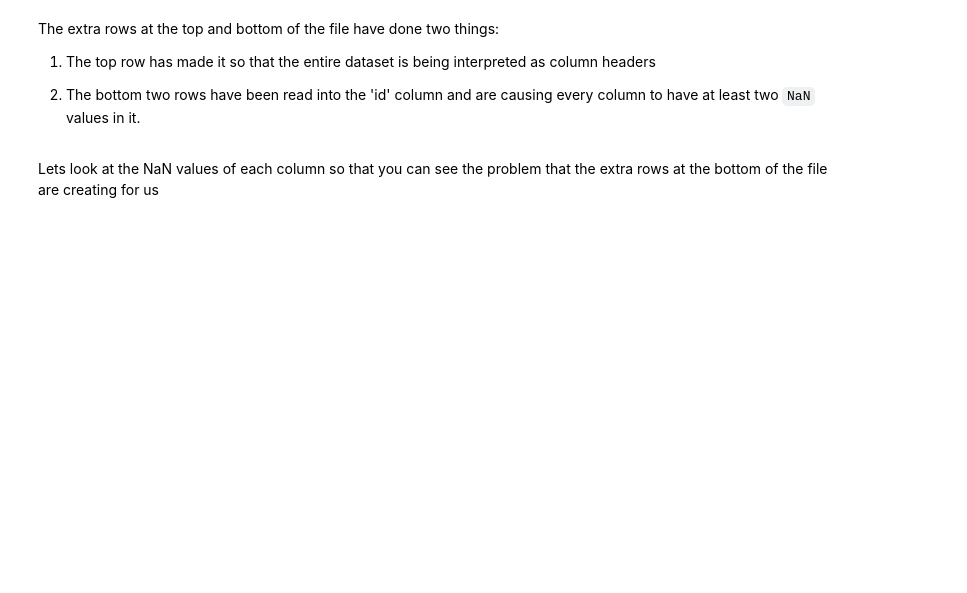
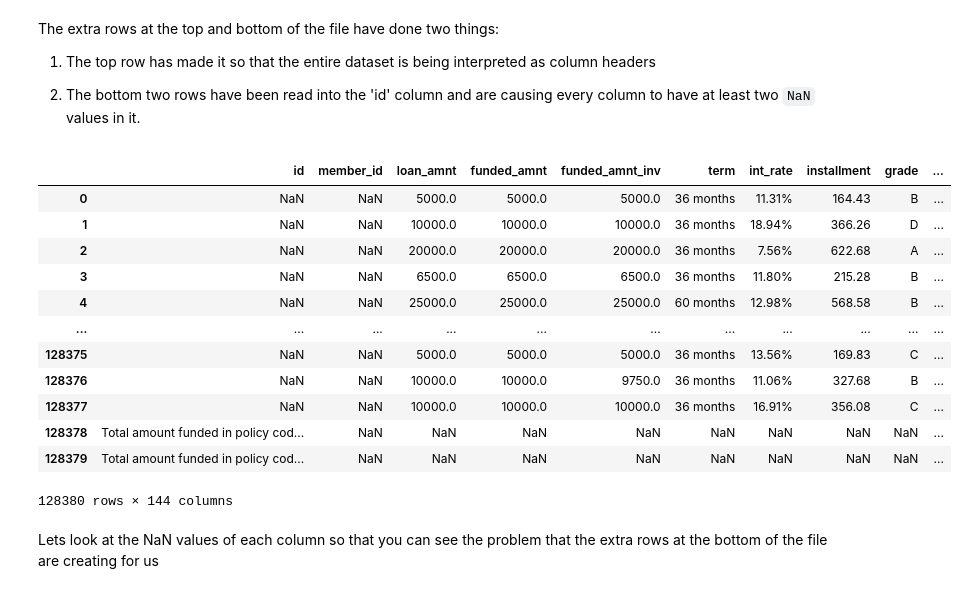
Before and after one commit to singparvi/DS-Unit-1-Sprint-1-Data-Wrangling-and-Storytelling, a Jupyter notebook: module2-make-features/LS_DS_112_Make_Features (1).ipynb, the cells around one changed output. Cells and saved outputs as stored; diff of their text form; code cells hidden in the pictures; blank space fills up the shorter version.

```diff
--- a/module2-make-features/LS_DS_112_Make_Features (1).ipynb
+++ b/module2-make-features/LS_DS_112_Make_Features (1).ipynb
@@ -295,9 +404,25 @@ The extra rows at the top and bottom of the file have done two things:
 
 2) The bottom two rows have been read into the 'id' column and are causing every column to have at least two `NaN` values in it.
 # %%
-# We can fix the header problem by using the 'skiprows' parameter
+# We can fix the header problem by using the 'skiprows' parameter ??? I don't there there was any problem with the header at all
 
 df = pd.read_csv('LoanStats_2018Q4.csv', skiprows=1)
+
+df
+# %% [output]
+|  | id | member_id | loan_amnt | funded_amnt | funded_amnt_inv | term | int_rate | installment | grade | ... |
+| 0 | NaN | NaN | 5000.0 | 5000.0 | 5000.0 | 36 months | 11.31% | 164.43 | B | ... |
+| 1 | NaN | NaN | 10000.0 | 10000.0 | 10000.0 | 36 months | 18.94% | 366.26 | D | ... |
+| 2 | NaN | NaN | 20000.0 | 20000.0 | 20000.0 | 36 months | 7.56% | 622.68 | A | ... |
+| 3 | NaN | NaN | 6500.0 | 6500.0 | 6500.0 | 36 months | 11.80% | 215.28 | B | ... |
+| 4 | NaN | NaN | 25000.0 | 25000.0 | 25000.0 | 60 months | 12.98% | 568.58 | B | ... |
+| ... | ... | ... | ... | ... | ... | ... | ... | ... | ... | ... |
+| 128375 | NaN | NaN | 5000.0 | 5000.0 | 5000.0 | 36 months | 13.56% | 169.83 | C | ... |
+| 128376 | NaN | NaN | 10000.0 | 10000.0 | 9750.0 | 36 months | 11.06% | 327.68 | B | ... |
+| 128377 | NaN | NaN | 10000.0 | 10000.0 | 10000.0 | 36 months | 16.91% | 356.08 | C | ... |
+| 128378 | Total amount funded in policy cod... | NaN | NaN | NaN | NaN | NaN | NaN | NaN | NaN | ... |
+| 128379 | Total amount funded in policy cod... | NaN | NaN | NaN | NaN | NaN | NaN | NaN | NaN | ... |
+128380 rows × 144 columns
 # %% [markdown]
 Lets look at the NaN values of each column so that you can see the problem that the extra rows at the bottom of the file are creating for us
 # %%
```
Also changed, not shown: parts of 19 cells of this notebook.
